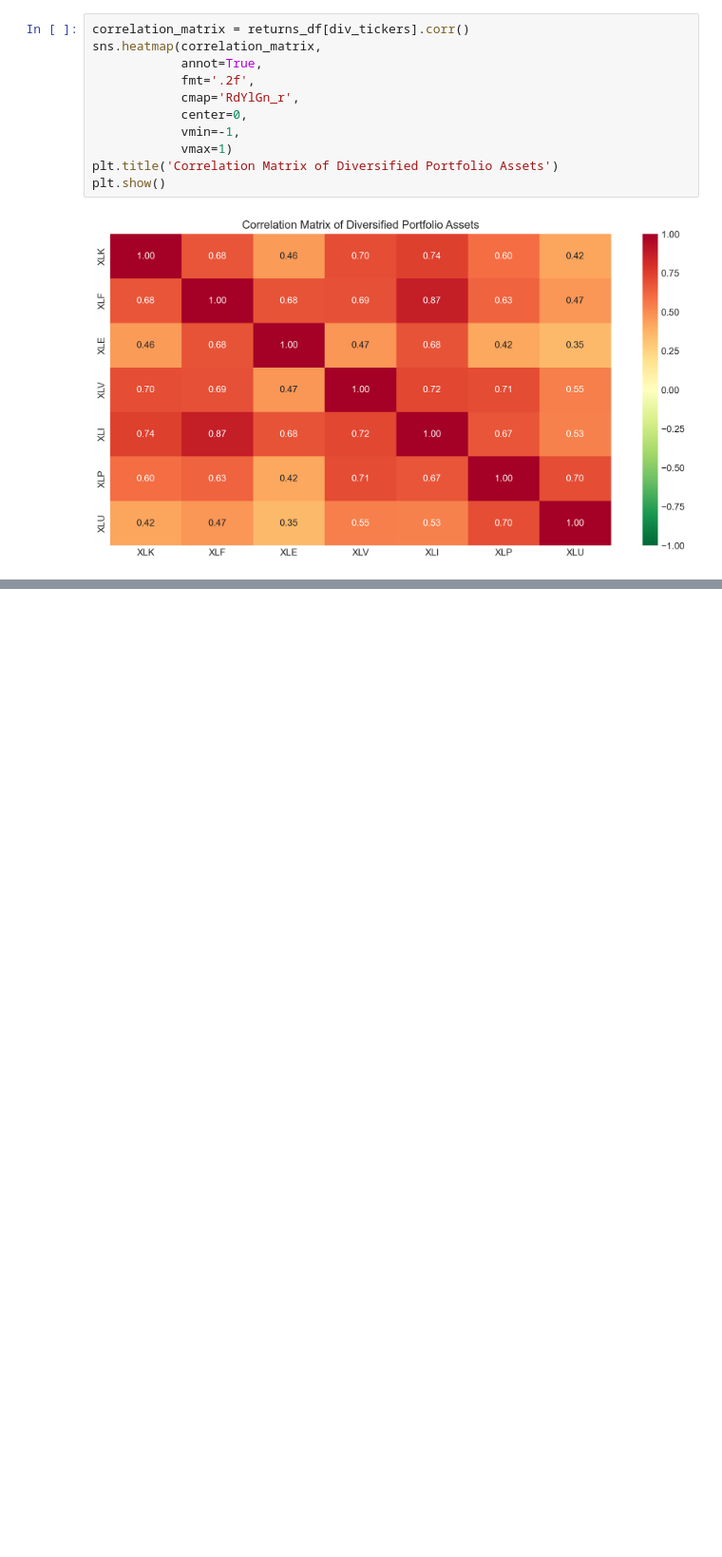
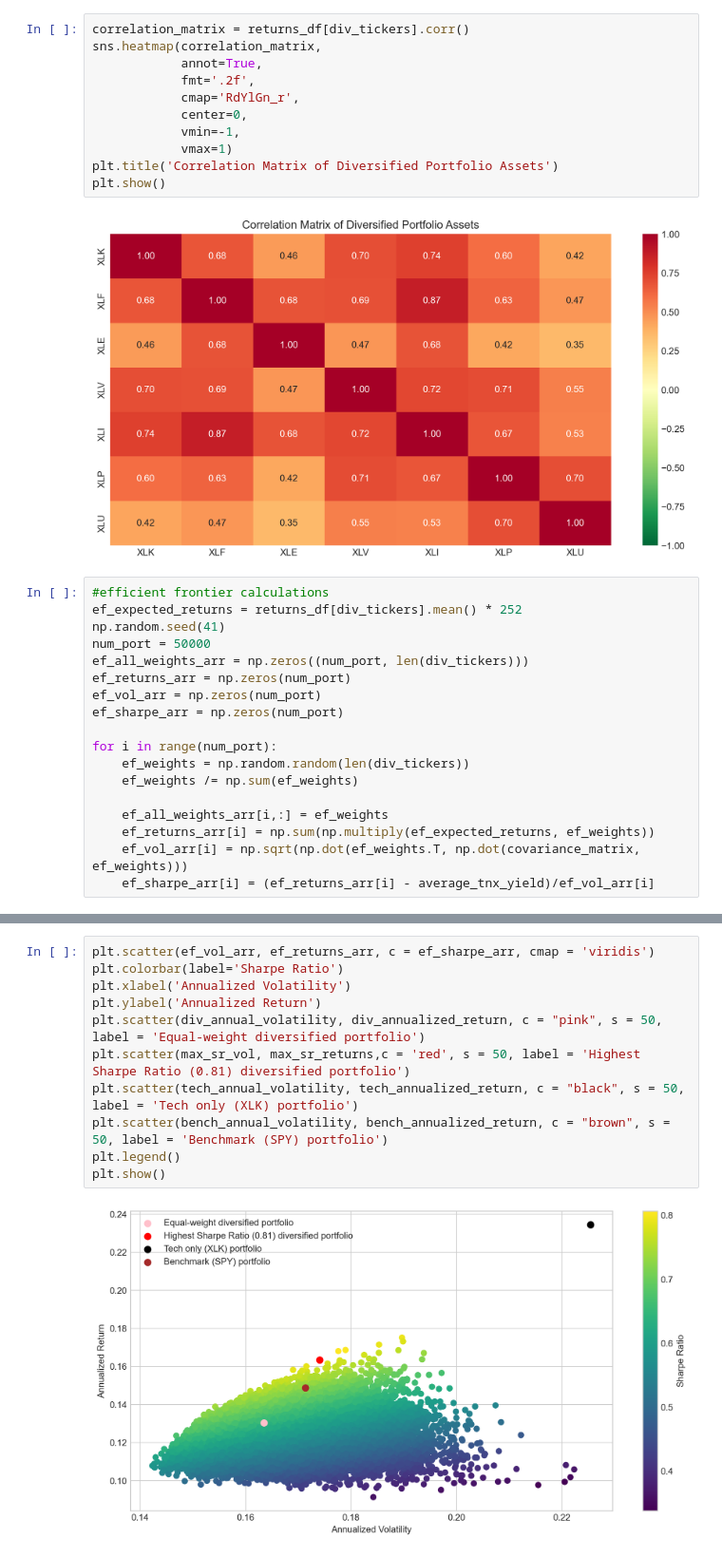
Before and after one commit to OttimoR/diversified-vs-tech-ETFs-portfolios-analysis, a Jupyter notebook: portfolio_analysis.ipynb, the cells around one changed output, grey strips where cells are left out. Shown at 95% size. Drawn from its saved outputs; the diff is of its cells as text; blank space fills up the shorter version.

```diff
--- a/portfolio_analysis.ipynb
+++ b/portfolio_analysis.ipynb
@@ -303,3 +303,21 @@ plt.title('Correlation Matrix of Diversified Portfolio Assets')
 plt.show()
 # %% [output]
 [figure]
+# %%
+#efficient frontier calculations
+ef_expected_returns = returns_df[div_tickers].mean() * 252
+np.random.seed(41)
+num_port = 50000
+ef_all_weights_arr = np.zeros((num_port, len(div_tickers)))
+ef_returns_arr = np.zeros(num_port)
+ef_vol_arr = np.zeros(num_port)
+ef_sharpe_arr = np.zeros(num_port)
+
+for i in range(num_port):
+    ef_weights = np.random.random(len(div_tickers))
+    ef_weights /= np.sum(ef_weights)
+
+    ef_all_weights_arr[i,:] = ef_weights
+    ef_returns_arr[i] = np.sum(np.multiply(ef_expected_returns, ef_weights))
+    ef_vol_arr[i] = np.sqrt(np.dot(ef_weights.T, np.dot(covariance_matrix, ef_weights)))
+    ef_sharpe_arr[i] = (ef_returns_arr[i] - average_tnx_yield)/ef_vol_arr[i]
@@ -305,0 +343,13 @@ plt.show()
+# %%
+plt.scatter(ef_vol_arr, ef_returns_arr, c = ef_sharpe_arr, cmap = 'viridis')
+plt.colorbar(label='Sharpe Ratio')
+plt.xlabel('Annualized Volatility')
+plt.ylabel('Annualized Return')
+plt.scatter(div_annual_volatility, div_annualized_return, c = "pink", s = 50, label = 'Equal-weight diversified portfolio')
+plt.scatter(max_sr_vol, max_sr_returns,c = 'red', s = 50, label = 'Highest Sharpe Ratio (0.81) diversified portfolio')
+plt.scatter(tech_annual_volatility, tech_annualized_return, c = "black", s = 50, label = 'Tech only (XLK) portfolio')
+plt.scatter(bench_annual_volatility, bench_annualized_return, c = "brown", s = 50, label = 'Benchmark (SPY) portfolio')
+plt.legend()
+plt.show()
+# %% [output]
+[figure, added]
```
Also changed, not shown: parts of 2 cells of this notebook.
